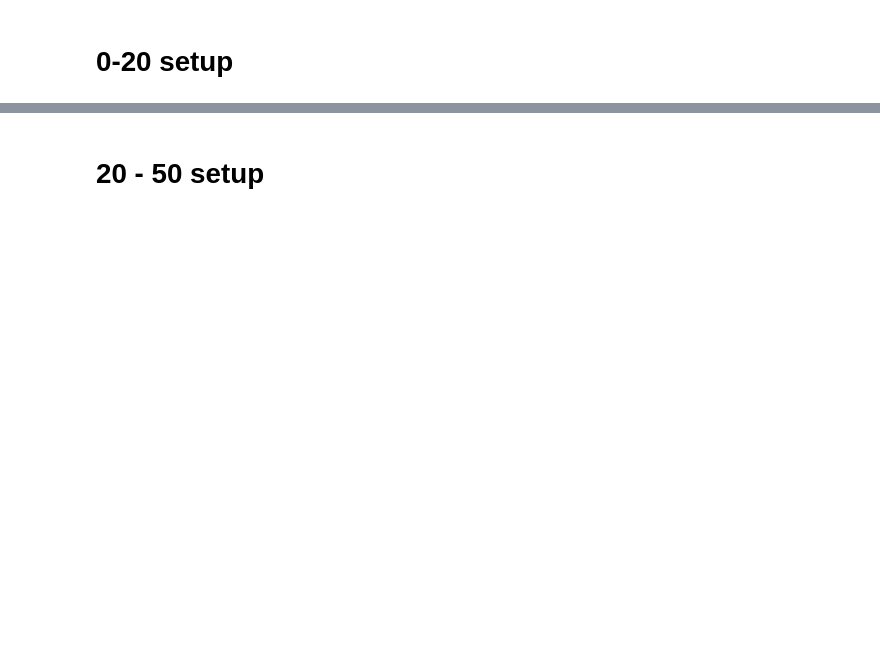
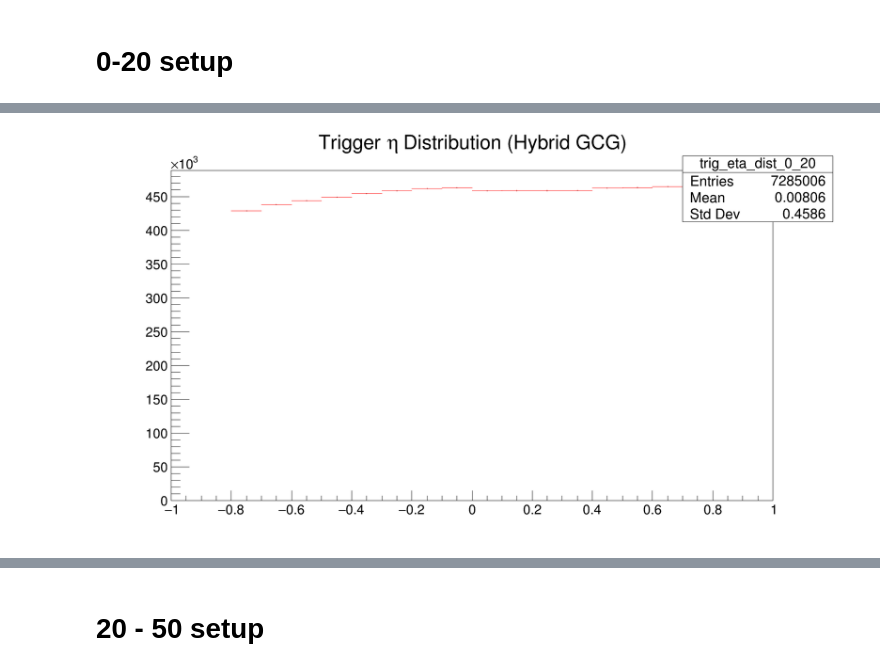
Before and after one commit to rhanniga/lambda-over-hadron, a Jupyter notebook: data/offline/full_offline_analysis.ipynb, the cells around one changed output, grey strips where cells are left out. Saved outputs shown, nothing was run; the diff lists cells and outputs as text; code cells hidden in the pictures; blank space fills up the shorter version.

```diff
--- a/data/offline/full_offline_analysis.ipynb
+++ b/data/offline/full_offline_analysis.ipynb
@@ -53,0 +134,5 @@ input_file_cent_0_20 = rt.TFile("../online/output/cent_0_20.root")
+# %%
+trig_eta_dist_0_20.Draw()
+c.Draw()
+# %% [output]
+[figure, added]
```
Also changed, not shown: parts of 112 cells of this notebook, 4 other files.
